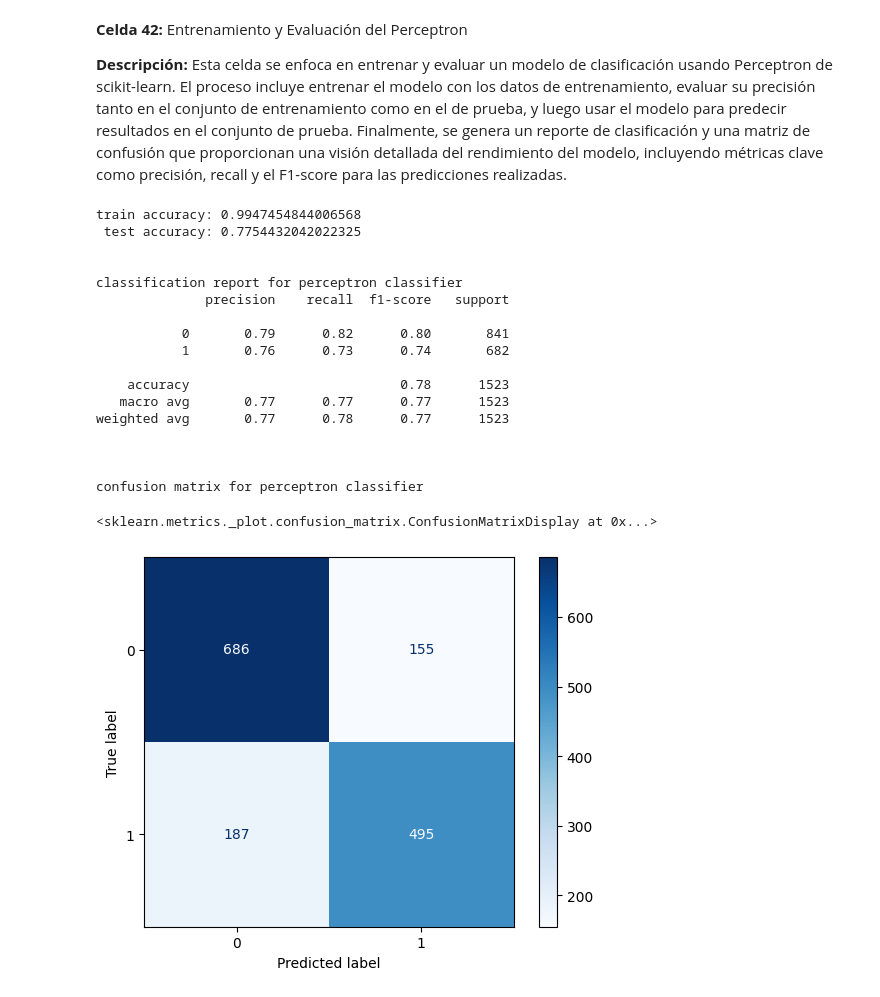
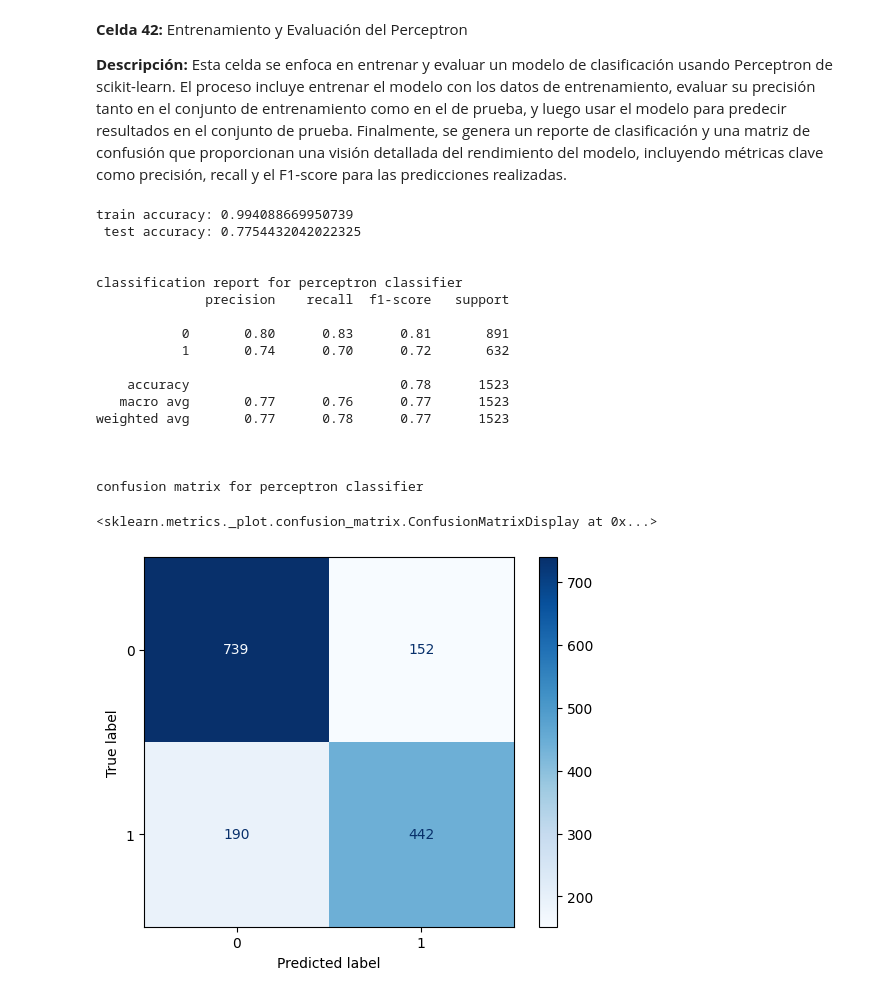
Before and after one commit to BastianGuerreroA/Notebook-GDP, a Jupyter notebook: Sirena.ipynb, the cells around one changed output. Saved outputs shown, nothing was run; the diff lists cells and outputs as text; code cells hidden in the pictures.

```diff
--- a/Sirena.ipynb
+++ b/Sirena.ipynb
@@ -338,12 +453,10 @@ from geopy.extra.rate_limiter import RateLimiter
 import folium
 from folium import plugins
 
-#Cantidad de ubicaciones más frecuentes de tweets que se deseen visualizar
-k = 12
 # Crear un nuevo DataFrame para almacenar las ubicaciones y sus conteos.
 new_df = pd.DataFrame()
-new_df['location'] = ((train['location'].value_counts())[:k]).index  # Las 10 localizaciones más comunes.
-new_df['count'] = ((train['location'].value_counts())[:k]).values # Conteos de esas localizaciones.
+new_df['location'] = ((train['location'].value_counts())[:10]).index  # Las 10 localizaciones más comunes.
+new_df['count'] = ((train['location'].value_counts())[:10]).values # Conteos de esas localizaciones.
 
 # Configura el geocodificador con un límite de tasa para evitar el bloqueo de la API.
 geolocator = Nominatim(user_agent = 'Rahil')
@@ -417,8 +530,10 @@ df_mislabeled.index.tolist()
 
 **Descripción:** Aquí se eliminan las columnas que se consideran no esenciales para el análisis o modelado posterior, simplificando el conjunto de datos y potencialmente mejorando el rendimiento del modelo al eliminar ruido o datos irrelevantes.
 # %%
-# Elimina las columnas 'id', 'keyword' y 'location' del DataFrame 'train'
-train = train.drop(['id', 'keyword', 'location'], axis=1)
+# Verificación de que las columnas existen
+if set(['if','keyword','location']).issubset(train.columns):
+    # Elimina las columnas 'id', 'keyword' y 'location' del DataFrame 'train'
+    train = train.drop(['id', 'keyword', 'location'], axis=1)
 # %% [markdown]
 **Celda 16:** Visualización de Datos Después de la Limpieza
 
@@ -949,7 +1059,7 @@ Xt = vectorizertf.fit_transform(train['text'])
 **Descripción:** Utiliza train_test_split para dividir los datos en conjuntos de entrenamiento y prueba. El 20% de los datos se usa para el conjunto de prueba, y el 80% restante para entrenamiento, con un estado aleatorio fijo para reproducibilidad.
 # %%
 # Divide los datos en conjuntos de entrenamiento y prueba, con un 20% para prueba y 80% para entrenamiento.
-xtrain, xtest, ytrain, ytest = train_test_split(Xt, y, test_size=0.2, random_state=1234)
+x_train, x_test, y_train, y_test = train_test_split(Xt, y, test_size=0.2, random_state=1230)
 # %% [markdown]
 **Explicación:** Se divide el conjunto de datos transformado con TF-IDF en entrenamiento y prueba, manteniendo el 20% para prueba y el 80% para entrenamiento, con una semilla de aleatoriedad fija para reproducibilidad.
 # %% [markdown]
@@ -1007,7 +1117,7 @@ confusion matrix for random forest classifier
 from sklearn.linear_model import Perceptron
 
 # Se crea una instancia de Perceptron con un número máximo de iteraciones y tolerancia específicos.
-pt = Perceptron(max_iter=1000, tol=1e-3, random_state=1234)
+pt = Perceptron(max_iter=1200, tol=1e-3, random_state=1233)
 
 # Entrena el modelo con los datos de entrenamiento.
 model2 = pt.fit(x_train, y_train)
@@ -1015,38 +1125,38 @@ model2 = pt.fit(x_train, y_train)
 # Imprime la precisión del modelo en los datos de entrenamiento y prueba.
 print("train accuracy:", model2.score(x_train, y_train), "\n", "test accuracy:", model2.score(x_test, y_test))
 
 # Predice los resultados para el conjunto de prueba.
 ptpred = pt.predict(x_test)
 
 # Imprime el reporte de clasificación para el clasificador Perceptron.
 print("\n")
 print("classification report for perceptron classifier")
 print(classification_report(y_test, ptpred))
 
 # Muestra la matriz de confusión para el clasificador Perceptron.
 print("\n")
 print("confusion matrix for perceptron classifier")
 ConfusionMatrixDisplay.from_estimator(pt, x_test, y_test, cmap="Blues")
 # %% [output]
-train accuracy: 0.9947454844006568
+train accuracy: 0.994088669950739
  test accuracy: 0.7754432042022325
 
 
 classification report for perceptron classifier
               precision    recall  f1-score   support
 
-           0       0.79      0.82      0.80       841
-           1       0.76      0.73      0.74       682
+           0       0.80      0.83      0.81       891
+           1       0.74      0.70      0.72       632
 
     accuracy                           0.78      1523
-   macro avg       0.77      0.77      0.77      1523
+   macro avg       0.77      0.76      0.77      1523
 weighted avg       0.77      0.78      0.77      1523
 
 
 
 confusion matrix for perceptron classifier
 <sklearn.metrics._plot.confusion_matrix.ConfusionMatrixDisplay at 0x...>
-[figure, old version]
+[figure, new version]
 # %% [markdown]
 En base a los resultados entregados antes y después de la vectorización del texto a través de TF-IDF, se puede concluir que Random Forest es el mejor modelo para la clasificación de tuits sobre desastres naturales. Esto debido al análisis de las métricas entregadas por los modelos:
 
```
Also changed, not shown: parts of 35 cells of this notebook.
